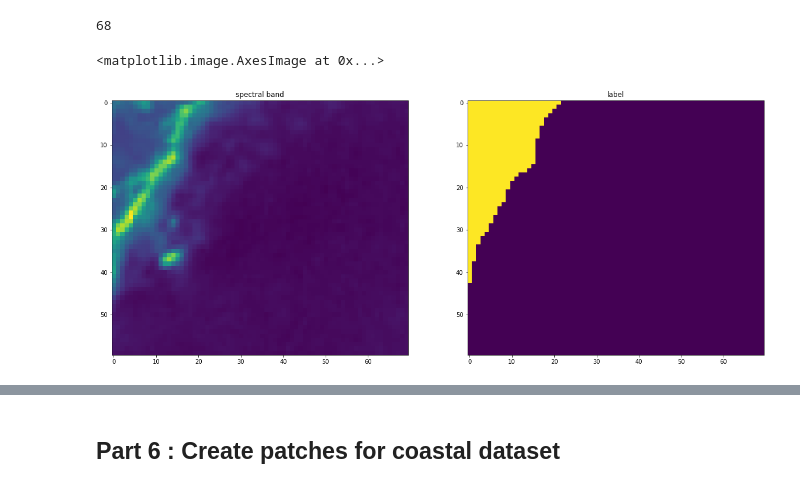
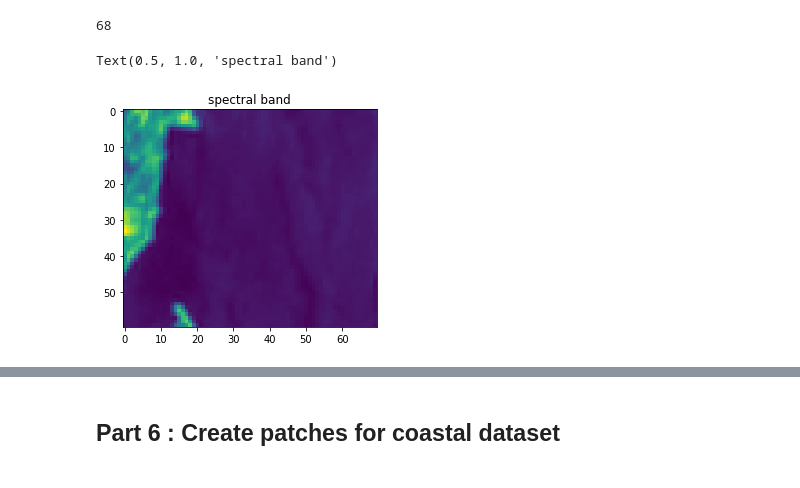
Before and after one commit to BasileR/plastic_detection_from_space, a Jupyter notebook: create_dataset_simplastic.ipynb, the cells around one changed output, grey strips where cells are left out. Saved outputs shown, nothing was run; the diff lists cells and outputs as text; code cells hidden in the pictures.

```diff
--- a/create_dataset_simplastic.ipynb
+++ b/create_dataset_simplastic.ipynb
@@ -223,17 +219,13 @@ patch_listM2, lbl_listM2 = select_coastal_patches(band_arrayM2,img_labelsM2)
 len(patch_listM1) + len(patch_listM2)
 # %% [output]
 68
-# %%
-plt.figure(figsize = (20,40))
-plt.subplot(121)
-plt.imshow(patch_listM2[20][:,:,2])
-plt.title('spectral band')
-plt.subplot(122)
-plt.title('label')
-plt.imshow(lbl_listM2[20])
-# %% [output]
-<matplotlib.image.AxesImage at 0x...>
-[figure, removed]
+# %%
+before = patch_listM1[10][:,:,2].copy()
+plt.imshow(patch_listM1[10][:,:,2])
+plt.title('spectral band')
+# %% [output]
+Text(0.5, 1.0, 'spectral band')
+[figure, added]
 # %%
 ## add plastic on coastal areas (10 pixels from the coast max)
 
```
Also changed, not shown: parts of 6 cells of this notebook, 3 other files.
